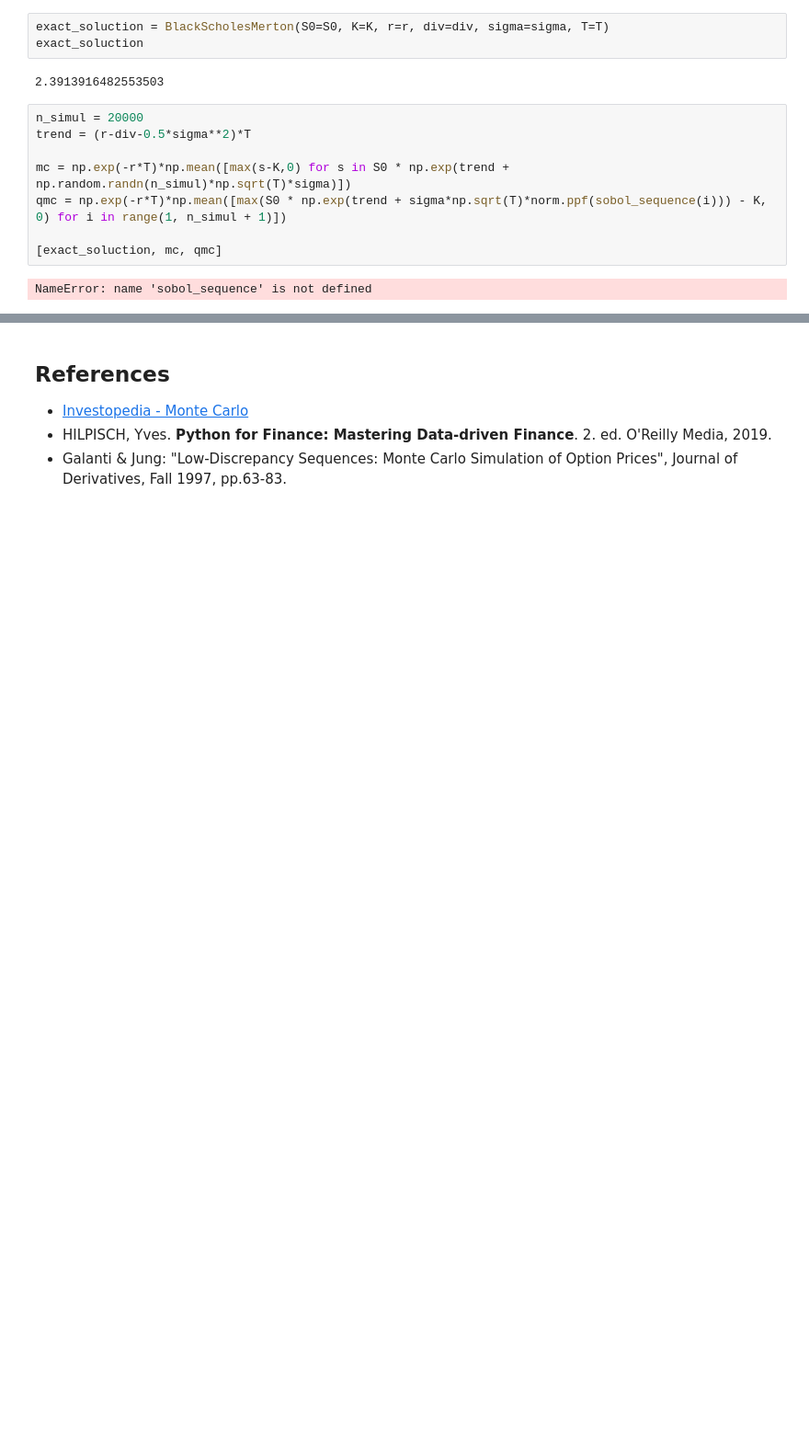
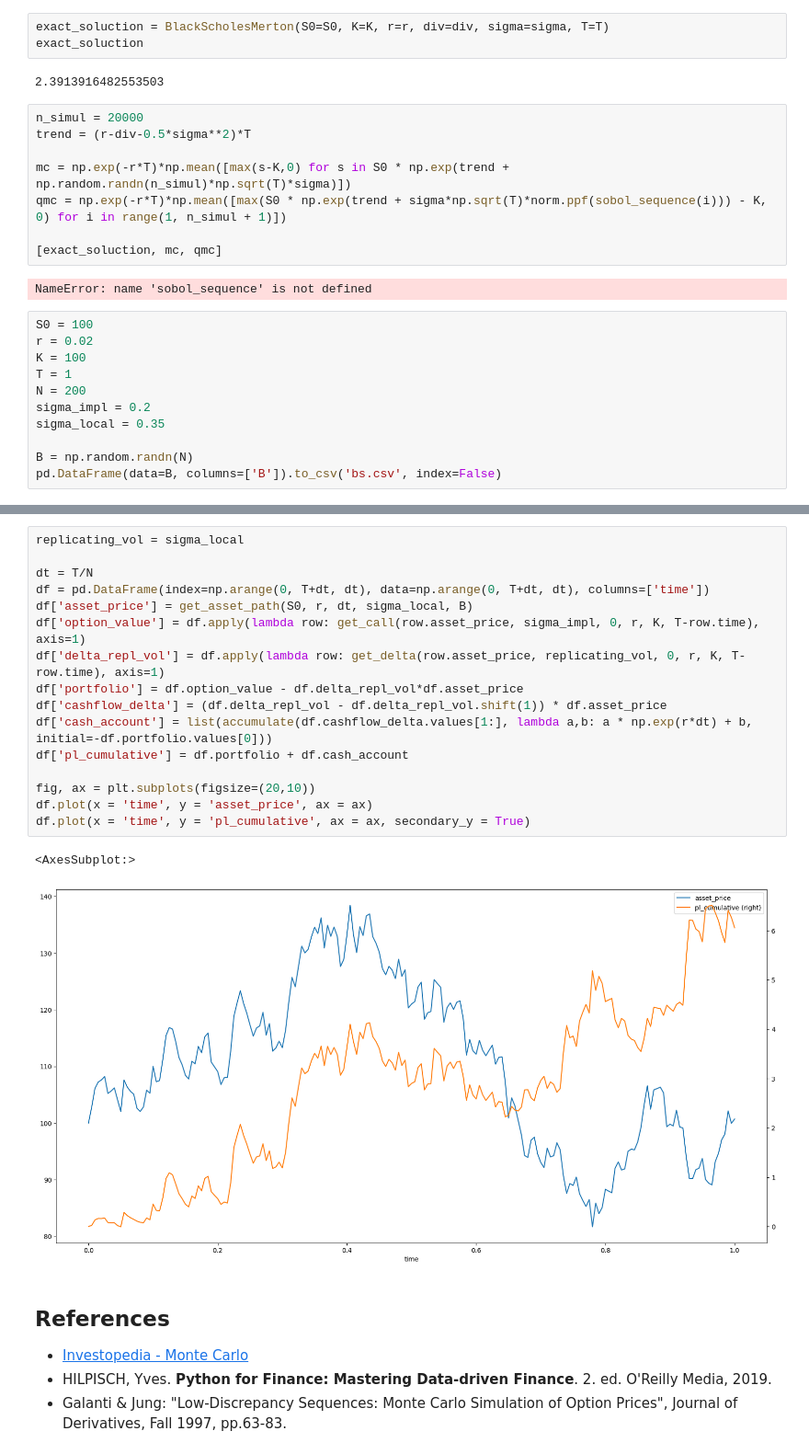
Before and after one commit to fbristotti/cqf, a Jupyter notebook: final/final.ipynb, the cells around one changed output, grey strips where cells are left out. Shown at 92% size. Drawn from its saved outputs; the diff is of its cells as text; blank space fills up the shorter version.

```diff
--- a/final/final.ipynb
+++ b/final/final.ipynb
@@ -414,3 +414,14 @@ qmc = np.exp(-r*T)*np.mean([max(S0 * np.exp(trend + sigma*np.sqrt(T)*norm.ppf(so
 [exact_soluction, mc, qmc]
 # %% [output]
 NameError: name 'sobol_sequence' is not defined
+# %%
+S0 = 100
+r = 0.02
+K = 100
+T = 1
+N = 200
+sigma_impl = 0.2
+sigma_local = 0.35
+
+B = np.random.randn(N)
+pd.DataFrame(data=B, columns=['B']).to_csv('bs.csv', index=False)
@@ -417,3 +487,22 @@ NameError: name 'sobol_sequence' is not defined
+# %%
+replicating_vol = sigma_local
+
+dt = T/N
+df = pd.DataFrame(index=np.arange(0, T+dt, dt), data=np.arange(0, T+dt, dt), columns=['time'])
+df['asset_price'] = get_asset_path(S0, r, dt, sigma_local, B)
+df['option_value'] = df.apply(lambda row: get_call(row.asset_price, sigma_impl, 0, r, K, T-row.time), axis=1)
+df['delta_repl_vol'] = df.apply(lambda row: get_delta(row.asset_price, replicating_vol, 0, r, K, T-row.time), axis=1)
+df['portfolio'] = df.option_value - df.delta_repl_vol*df.asset_price
+df['cashflow_delta'] = (df.delta_repl_vol - df.delta_repl_vol.shift(1)) * df.asset_price
+df['cash_account'] = list(accumulate(df.cashflow_delta.values[1:], lambda a,b: a * np.exp(r*dt) + b, initial=-df.portfolio.values[0]))
+df['pl_cumulative'] = df.portfolio + df.cash_account
+
+fig, ax = plt.subplots(figsize=(20,10))
+df.plot(x = 'time', y = 'asset_price', ax = ax)
+df.plot(x = 'time', y = 'pl_cumulative', ax = ax, secondary_y = True)
+# %% [output]
+<AxesSubplot:>
+[figure, added]
 # %% [markdown]
 ## References
 - [Investopedia - Monte Carlo](https://www.investopedia.com/articles/07/montecarlo.asp)
```
Also changed, not shown: parts of 2 cells of this notebook, 1 other file.
